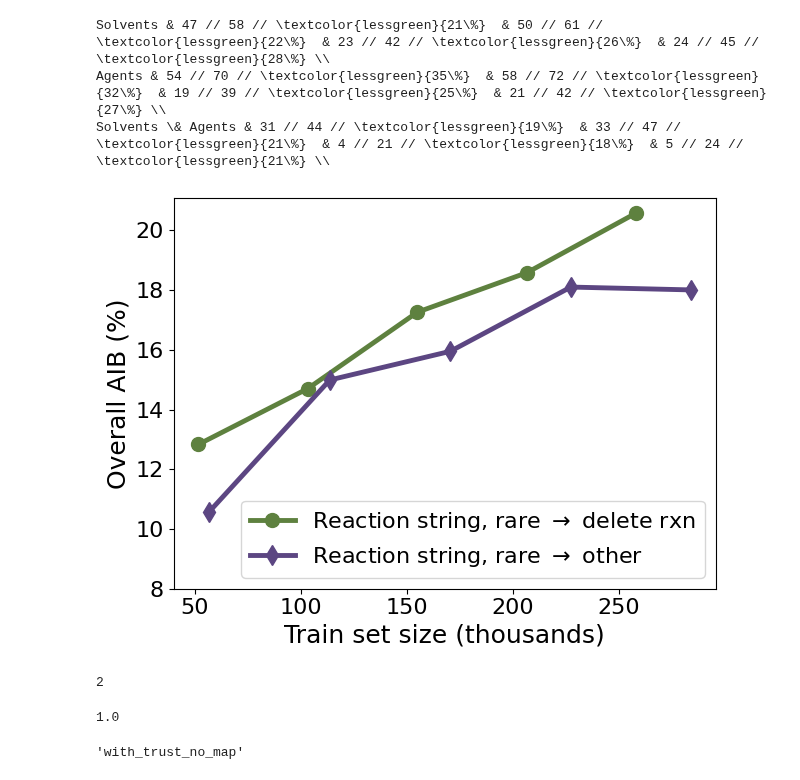
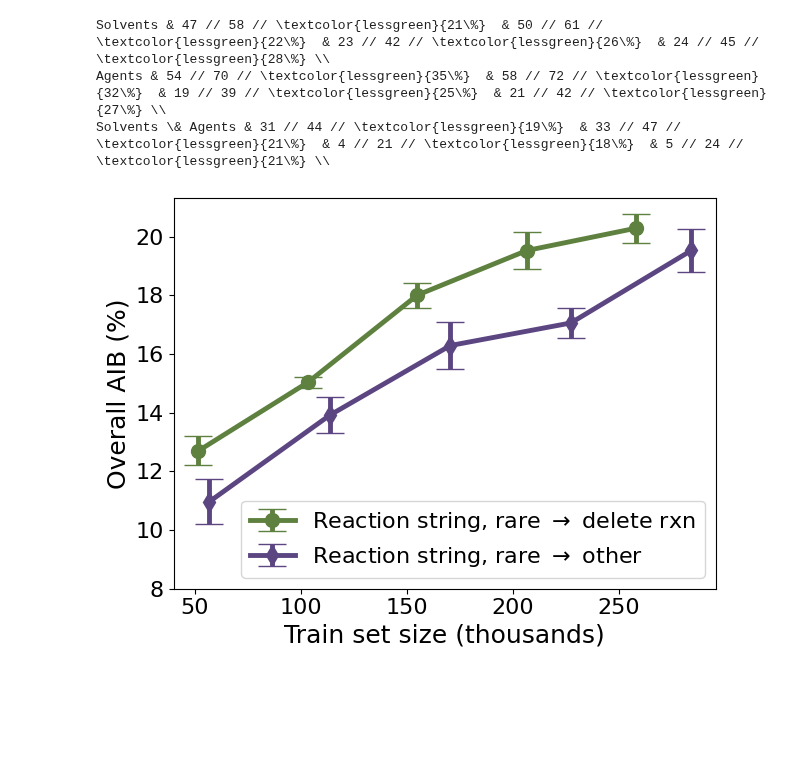
Before and after one commit to sustainable-processes/ORDerly, a Jupyter notebook: notebooks/plot_model_performance_wandb.ipynb, the cells around one changed output. Drawn from its saved outputs; the diff is of its cells as text; code cells hidden in the pictures; blank space fills up the shorter version.

Commit message:
Create plots (#140)

```diff
--- a/notebooks/plot_model_performance_wandb.ipynb
+++ b/notebooks/plot_model_performance_wandb.ipynb
@@ -25 +20,16 @@ wandb_project="orderly"
+# %%
+# For clean up of run config
+filters = {
+    "tags": {"$in": ["to_change"]}
+}
+runs = api.runs(f"{wandb_entity}/{wandb_project}", filters=filters)
+for run in tqdm(runs):
+    wandb_run = wandb.init(
+        id=run.id,
+        resume="allow",
+        project=wandb_project,
+        entity=wandb_entity,
+    )
+    wandb_run.config.update({"dataset_version": "v5"})
+    wandb_run.finish(quiet=True)
 # %%
@@ -184,27 +173,25 @@ colors = {
 }
 for i, dataset in enumerate(DATASETS):
     overall_accuracies = []
+    overall_accuracies_std = []
     n_train = []
     for train_fraction in TRAIN_FRACS:
         filters = {
             "state": "finished",
             "config.output_folder_path": f"models/{dataset}",
             # "config.random_seed": {"$in": [12345, 54321, 98765]},
-            "config.random_seed": 54321,
+            # "config.random_seed": 54321,
             "config.train_fraction": train_fraction,
             "config.train_mode": 0, # Teacher forcing
-            "config.dataset_version": {"$in": ["v4", "v5"]}
+            "config.dataset_version": "v5",
         }
         runs = api.runs(
             f"{wandb_entity}/{wandb_project}",
             filters=filters
         )
-        run = runs[0]
-        if len(runs)>0:
-            for r in runs:
-                if run.config["dataset_version"] == "v5":
-                    run = r
-                    break
+        # print(f"Number of runs: {len(runs)}")
+        assert len(runs)==3
+
 
         # Get overall accuracy
         acc_local = []
@@ -213,48 +200,41 @@ for i, dataset in enumerate(DATASETS):
             fi_overall_accuracy = run.summary[f"frequency_informed_overall_accuracy_top_{top_n}"]
             overall_improvement = (overall_accuracy-fi_overall_accuracy)/(1-fi_overall_accuracy)
             acc_local.append(overall_improvement)
-        overall_accuracies.append(np.mean(overall_improvement)*100)
+        acc_local = np.array(acc_local)
+        overall_accuracies.append(np.mean(acc_local*100))
+        overall_accuracies_std.append(np.std(acc_local*100))
         n_train.append(run.config["n_train"])
 
     # Add line to plot
     label = LABELS[dataset]
-    ax.plot(
+    ax.errorbar(
         # TRAIN_FRACS,
         np.array(n_train)/ 1e3,
         overall_accuracies,
+        yerr=overall_accuracies_std,
         label=label,
         linewidth=3.5,
         marker=markers[i],
         markersize=10,
+        capsize=10,
+        # elinewidth=10,
         color=colors[dataset]
     )
 
 # Formatting
 axis_fontsize = 16
 heading_fontsize = 18
 ax.legend(loc="lower right", fontsize=axis_fontsize)
 ax.set_xlabel("Train set size (thousands)", fontsize=heading_fontsize)
 ax.set_ylabel("Overall AIB (%)",  fontsize=heading_fontsize)
 # ax.set_xticks(TRAIN_FRACS)
 # ax.set_xticklabels(ax.gefontsize=axis_fontsize)
 ax.tick_params(labelsize=axis_fontsize)
 # ax.ticklabel_format( style='sci',scilimits=(4,4))
 ylabels = np.arange(8, 22, 2)
 ax.set_yticks(ylabels)
 ax.set_yticklabels([f"{ylabel:.0f}" for ylabel in ylabels], fontsize=axis_fontsize)
 fig.tight_layout()
 fig.savefig("scaling_behavior.png", dpi=300)
 # %% [output]
-[figure, old version]
+[figure, new version]
-# %%
-len(runs)
-# %% [output]
-2
-# %%
-train_fraction
-# %% [output]
-1.0
-# %%
-dataset
-# %% [output]
-'with_trust_no_map'
```
Also changed, not shown: parts of 10 cells of this notebook.
